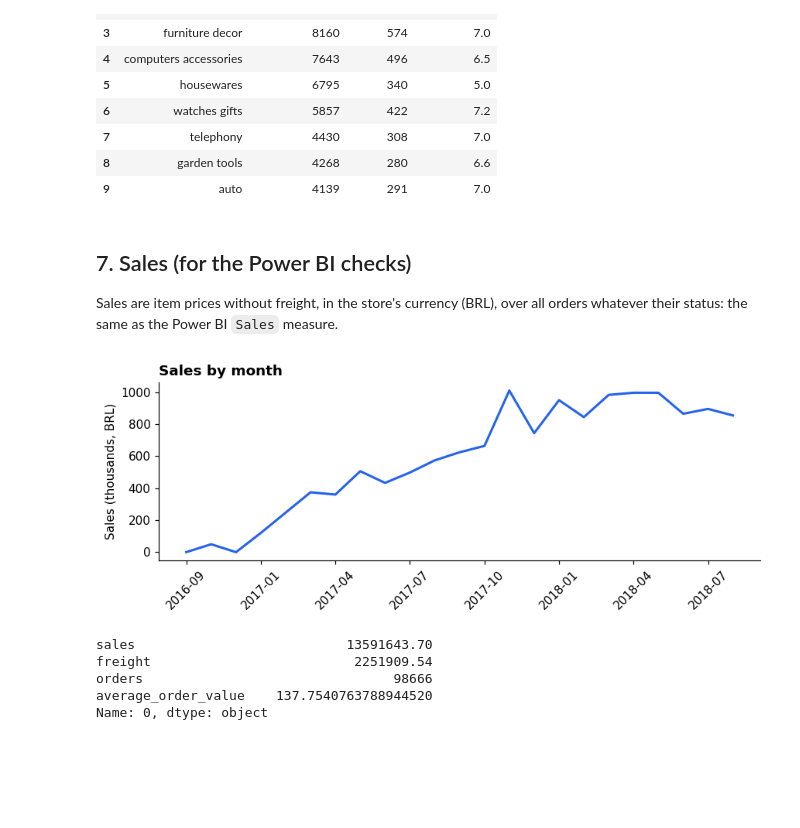
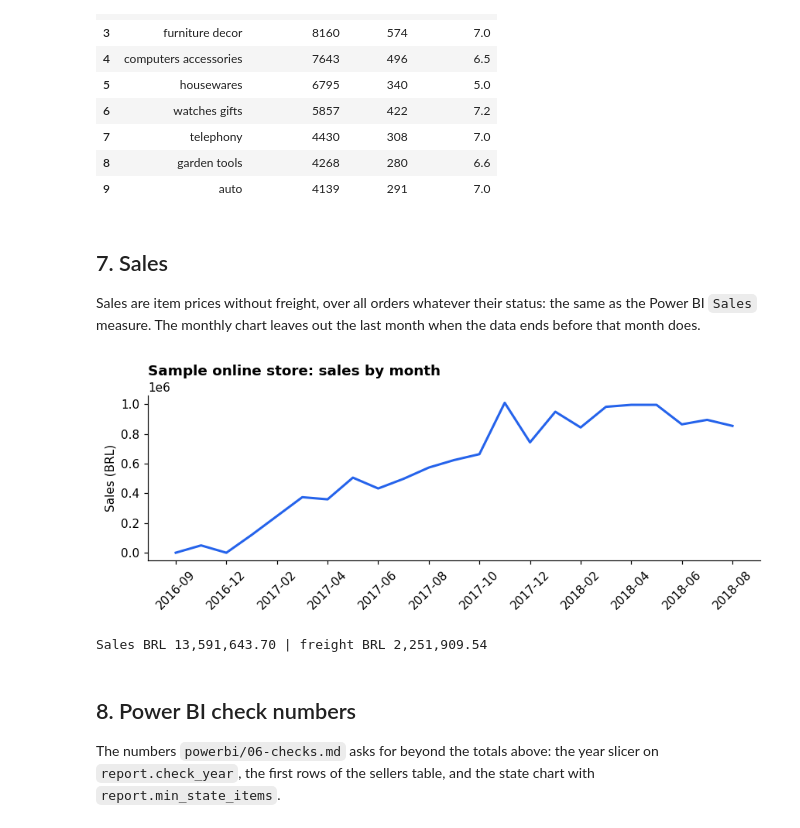
Before and after one commit to omarshalabyy1/retail-supplier-warehouse, a Jupyter notebook: analysis/analysis.ipynb, the cells around one changed output. Saved outputs shown, nothing was run; the diff lists cells and outputs as text; code cells hidden in the pictures; blank space fills up the shorter version.

```diff
--- a/analysis/analysis.ipynb
+++ b/analysis/analysis.ipynb
@@ -36,6 +49,6 @@ The raw tables hold the files exactly as exported; the fact table is the cleaned
 # %%
 loaded = q("""
-    select distinct on (table_name) table_name, rows_loaded, loaded_at
+    select distinct on (table_name) table_name, source_file, rows_loaded, loaded_at
     from raw.load_log
     order by table_name, loaded_at desc""")
 star = q("""
@@ -46,10 +59,10 @@ star = q("""
            (select count(distinct department) from marts.dim_product) as departments,
            min(order_date) as first_order, max(order_date) as last_order
     from marts.fact_order_items""")
-numbers["raw orders loaded"] = int(q("select count(*) as n from raw.orders").n[0])
+numbers["orders loaded"] = int(loaded.set_index("table_name").rows_loaded["orders"])
 numbers["orders in the fact table"] = int(star.orders[0])
 numbers["order items"] = int(star.order_items[0])
-numbers["sellers with sales"] = int(star.sellers_with_sales[0])
+numbers["sellers"] = int(q("select count(*) as n from marts.dim_seller").n[0])
 numbers["departments"] = int(star.departments[0])
 display(loaded)
 star
@@ -94,8 +105,12 @@ late = q("""
            count(*) filter (where is_delivered)                 as delivered_items,
            count(*) filter (where is_late)                      as late_items
     from marts.fact_order_items""").iloc[0]
+numbers["delivered orders"] = int(late.delivered_orders)
+numbers["late orders"] = int(late.late_orders)
 numbers["late order rate"] = late.late_orders / late.delivered_orders
+numbers["delivered items"] = int(late.delivered_items)
+numbers["late items"] = int(late.late_items)
 numbers["late item rate"] = late.late_items / late.delivered_items
-numbers["late items"] = int(late.late_items)
+print(f"Late: delivered more than {LATE_AFTER} day(s) after the promised date")
 late
 # %% [output]
@@ -160,15 +175,15 @@ reviews = q("""
     from (select distinct order_id, is_late, review_score
           from marts.fact_order_items
           where is_delivered and review_score is not null) o
-    group by 1 order by 1 desc""")
-numbers["average review, on time"] = float(reviews.set_index("delivery").average_review["On time"])
-numbers["average review, late"] = float(reviews.set_index("delivery").average_review["Late"])
+    group by 1 order by 1 desc""").set_index("delivery")
+numbers["average review, on time"] = float(reviews.average_review.get("On time", float("nan")))
+numbers["average review, late"] = float(reviews.average_review.get("Late", float("nan")))
 fig, ax = plt.subplots(figsize=(5, 3))
-bars = ax.bar(reviews.delivery, reviews.average_review.astype(float), color=[GREY, ACCENT])
+bars = ax.bar(reviews.index, reviews.average_review.astype(float), color=[GREY if d == "On time" else ACCENT for d in reviews.index])
 ax.bar_label(bars, fmt="%.2f")
 ax.set_ylim(0, 5)
 ax.set_ylabel("Average review (1 to 5)")
-ax.set_title("Late orders lose two stars", loc="left", fontweight="bold")
+ax.set_title(f"{NAME}: average review, late against on time", loc="left", fontweight="bold")
 fig.tight_layout()
 fig.savefig(CHARTS / "review-late-vs-on-time.png", dpi=150)
 plt.show()
@@ -207,46 +223,48 @@ departments
 | 8 | garden tools | 4268 | 280 | 6.6 |
 | 9 | auto | 4139 | 291 | 7.0 |
 # %% [markdown]
-## 7. Sales (for the Power BI checks)
+## 7. Sales
 
-Sales are item prices without freight, in the store's currency (BRL), over all orders whatever their status: the same as the Power BI `Sales` measure.
+Sales are item prices without freight, over all orders whatever their status: the same as the Power BI `Sales` measure. The monthly chart leaves out the last month when the data ends before that month does.
 # %%
 sales = q("""
     select sum(price) as sales, sum(freight) as freight,
            count(distinct order_id) as orders,
            sum(price) / count(distinct order_id) as average_order_value
     from marts.fact_order_items""").iloc[0]
 numbers["sales"] = float(sales.sales)
 numbers["freight"] = float(sales.freight)
 numbers["freight % of sales"] = float(sales.freight / sales.sales)
 numbers["average order value"] = float(sales.average_order_value)
-delivery_days = q("""
-    select avg(delivery_days)::numeric(5, 1) as average_delivery_days
-    from (select distinct order_id, delivery_days from marts.fact_order_items where is_delivered) o""")
-numbers["average delivery days"] = float(delivery_days.average_delivery_days[0])
+numbers["average delivery days"] = float(q("""
+    select avg(delivery_days)::numeric(5, 1) as d
+    from (select distinct order_id, delivery_days from marts.fact_order_items where is_delivered) o""").d[0])
 numbers["average review, all orders"] = float(q("""
     select avg(review_score)::numeric(4, 2) as r
     from (select distinct order_id, review_score from marts.fact_order_items where review_score is not null) o""").r[0])
 
 monthly = q("""
     select d.year_month, sum(f.price) as sales
     from marts.fact_order_items f join marts.dim_date d on d.date = f.order_date
+    where f.order_date < (select case when max(order_date) = (date_trunc('month', max(order_date)) + interval '1 month - 1 day')::date
+                                      then max(order_date) + 1
+                                      else date_trunc('month', max(order_date))::date end
+                          from marts.fact_order_items)
     group by d.year_month order by d.year_month""")
-monthly = monthly[monthly.year_month < "2018-09"]  # the data ends on 3 September 2018: leave the partial month out
 fig, ax = plt.subplots(figsize=(8, 3.2))
-ax.plot(monthly.year_month, monthly.sales.astype(float) / 1000, color=ACCENT, lw=2)
-ax.set_xticks(monthly.year_month[::3])
+ax.plot(monthly.year_month, monthly.sales.astype(float), color=ACCENT, lw=2, marker="o" if len(monthly) < 4 else None)
+ax.set_xticks(monthly.year_month[::max(1, len(monthly) // 8)])
 ax.tick_params(axis="x", rotation=45)
-ax.set_ylabel("Sales (thousands, BRL)")
-ax.set_title("Sales by month", loc="left", fontweight="bold")
+ax.set_ylabel(f"Sales ({CURRENCY})")
+ax.set_title(f"{NAME}: sales by month", loc="left", fontweight="bold")
 fig.tight_layout()
 fig.savefig(CHARTS / "sales-by-month.png", dpi=150)
 plt.show()
-sales
+print("Sales", money(numbers["sales"]), "| freight", money(numbers["freight"]))
 # %% [output]
-[figure, old version]
+[figure, new version]
-sales                           13591643.70
-freight                          2251909.54
-orders                                98666
-average_order_value    137.7540763788944520
-Name: 0, dtype: object
+Sales BRL 13,591,643.70 | freight BRL 2,251,909.54
+# %% [markdown]
+## 8. Power BI check numbers
+
+The numbers `powerbi/06-checks.md` asks for beyond the totals above: the year slicer on `report.check_year`, the first rows of the sellers table, and the state chart with `report.min_state_items`.
```
Also changed, not shown: parts of 17 cells of this notebook, 33 other files.
